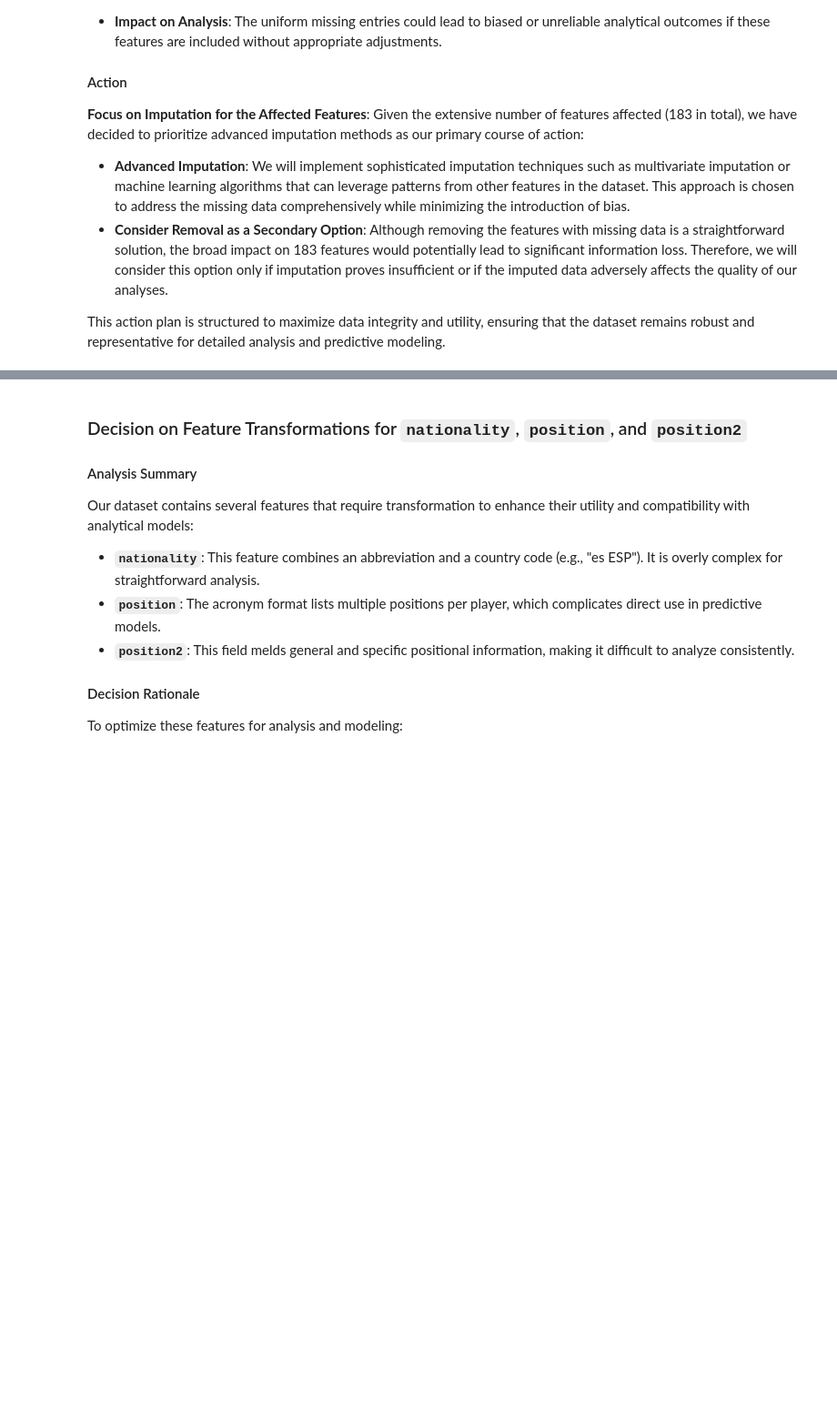
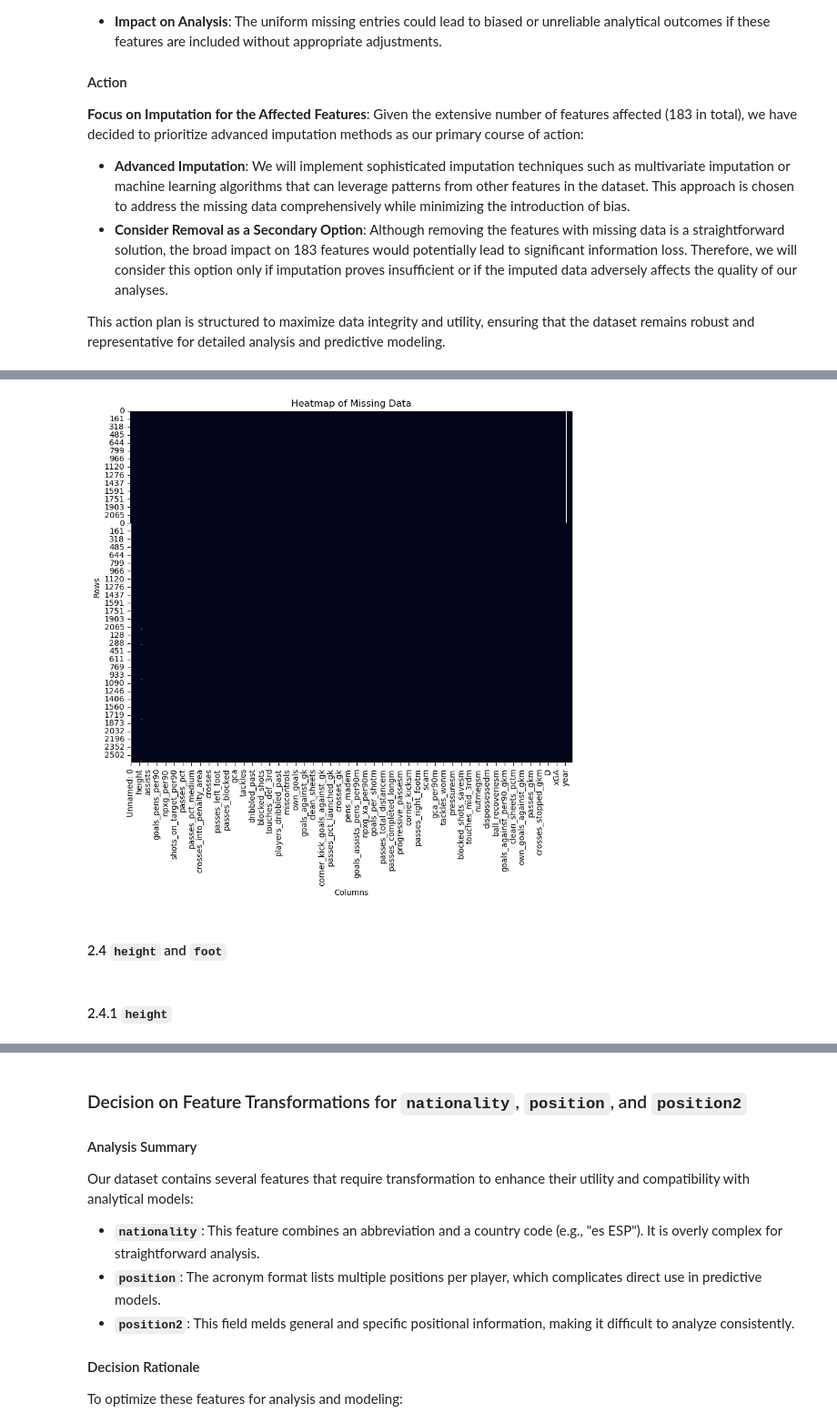
Before and after one commit to samke01/hsaalen-datamining, a Jupyter notebook: Regression/Regression_Data_Cleaning.ipynb, the cells around one changed output, grey strips where cells are left out. Shown at 91% size. Saved outputs shown, nothing was run; the diff lists cells and outputs as text; code cells hidden in the pictures; blank space fills up the shorter version.

```diff
--- a/Regression/Regression_Data_Cleaning.ipynb
+++ b/Regression/Regression_Data_Cleaning.ipynb
@@ -580,0 +702,8 @@ This action plan is structured to maximize data integrity and utility, ensuring
+# %%
+plot_missing_data_heatmap(df)
+# %% [output]
+[figure, added]
+# %% [markdown]
+#### 2.4 `height` and `foot`<a name = "sub24"></a>
+# %% [markdown]
+#### 2.4.1 `height`<a name = "sub241"></a>
```
Also changed, not shown: parts of 45 cells of this notebook, 10 other files.
